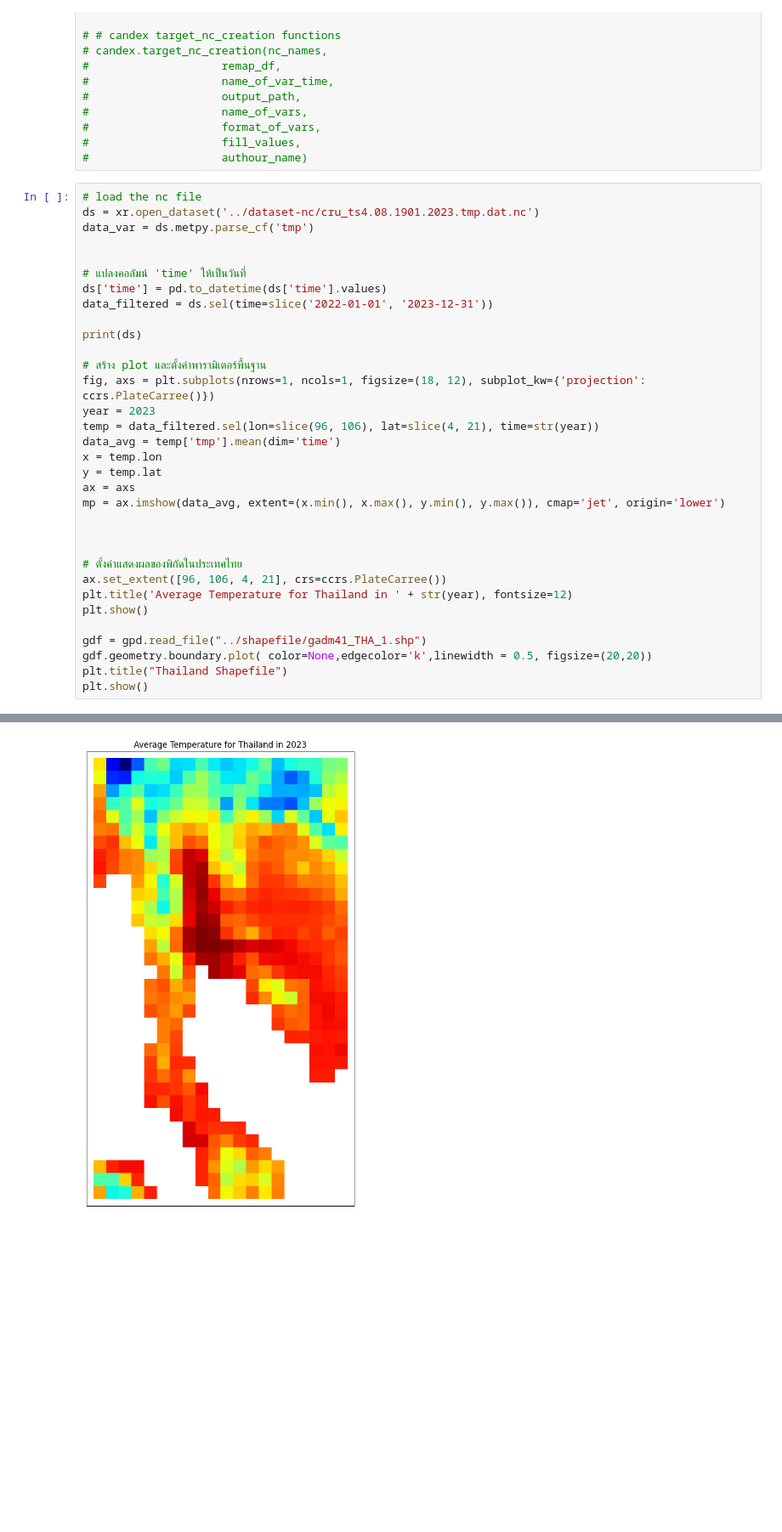
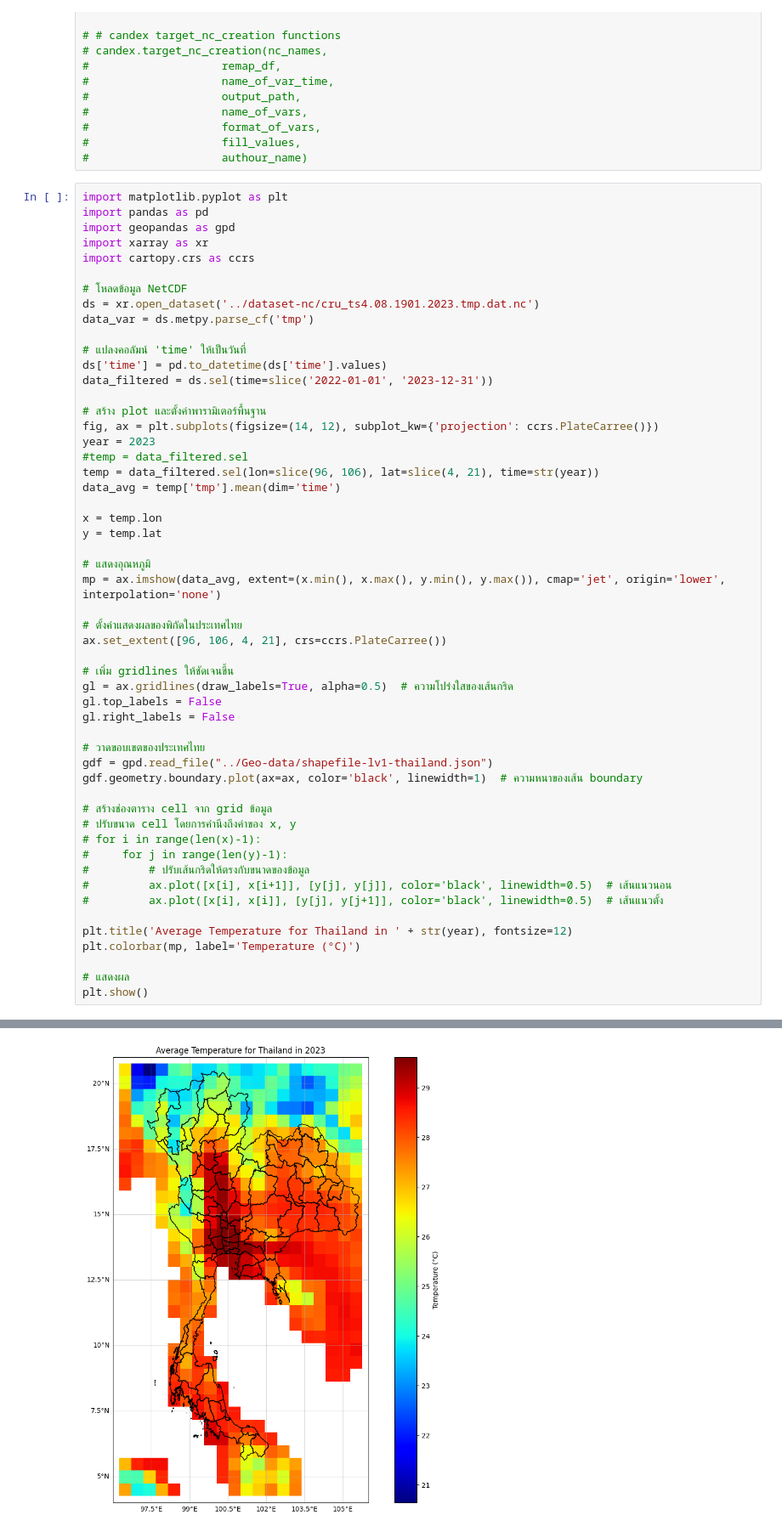
Before and after one commit to supakron-suk/climate-project-app, a Jupyter notebook: src/Python/candex-test1.ipynb, the cells around one changed output, grey strips where cells are left out. Shown at 85% size. Drawn from its saved outputs; the diff is of its cells as text; blank space fills up the shorter version.

```diff
--- a/src/Python/candex-test1.ipynb
+++ b/src/Python/candex-test1.ipynb
@@ -167,36 +167,56 @@ remap_df['cols'] = cols
 #                    fill_values,
 #                    authour_name)
 # %%
-# load the nc file
+import matplotlib.pyplot as plt
+import pandas as pd
+import geopandas as gpd
+import xarray as xr
+import cartopy.crs as ccrs
+
+# โหลดข้อมูล NetCDF
 ds = xr.open_dataset('../dataset-nc/cru_ts4.08.1901.2023.tmp.dat.nc')
 data_var = ds.metpy.parse_cf('tmp')
-
 
 # แปลงคอลัมน์ 'time' ให้เป็นวันที่
 ds['time'] = pd.to_datetime(ds['time'].values)
 data_filtered = ds.sel(time=slice('2022-01-01', '2023-12-31'))
 
-print(ds)
-
 # สร้าง plot และตั้งค่าพารามิเตอร์พื้นฐาน
-fig, axs = plt.subplots(nrows=1, ncols=1, figsize=(18, 12), subplot_kw={'projection': ccrs.PlateCarree()})
+fig, ax = plt.subplots(figsize=(14, 12), subplot_kw={'projection': ccrs.PlateCarree()})
 year = 2023
+#temp = data_filtered.sel
 temp = data_filtered.sel(lon=slice(96, 106), lat=slice(4, 21), time=str(year))
 data_avg = temp['tmp'].mean(dim='time')
+
 x = temp.lon
 y = temp.lat
-ax = axs
-mp = ax.imshow(data_avg, extent=(x.min(), x.max(), y.min(), y.max()), cmap='jet', origin='lower')
 
-
+# แสดงอุณหภูมิ
+mp = ax.imshow(data_avg, extent=(x.min(), x.max(), y.min(), y.max()), cmap='jet', origin='lower', interpolation='none')
 
 # ตั้งค่าแสดงผลของพิกัดในประเทศไทย
 ax.set_extent([96, 106, 4, 21], crs=ccrs.PlateCarree())
+
+# เพิ่ม gridlines ให้ชัดเจนขึ้น
+gl = ax.gridlines(draw_labels=True, alpha=0.5)  # ความโปร่งใสของเส้นกริด
+gl.top_labels = False
+gl.right_labels = False
+
+# วาดขอบเขตของประเทศไทย
+gdf = gpd.read_file("../Geo-data/shapefile-lv1-thailand.json")
+gdf.geometry.boundary.plot(ax=ax, color='black', linewidth=1)  # ความหนาของเส้น boundary
+
+# สร้างช่องตาราง cell จาก grid ข้อมูล
+# ปรับขนาด cell โดยการคำนึงถึงค่าของ x, y
+# for i in range(len(x)-1):
+#     for j in range(len(y)-1):
+#         # ปรับเส้นกริดให้ตรงกับขนาดของข้อมูล
+#         ax.plot([x[i], x[i+1]], [y[j], y[j]], color='black', linewidth=0.5)  # เส้นแนวนอน
+#         ax.plot([x[i], x[i]], [y[j], y[j+1]], color='black', linewidth=0.5)  # เส้นแนวตั้ง
+
 plt.title('Average Temperature for Thailand in ' + str(year), fontsize=12)
+plt.colorbar(mp, label='Temperature (°C)')
+
+# แสดงผล
 plt.show()
-
-gdf = gpd.read_file("../shapefile/gadm41_THA_1.shp")
-gdf.geometry.boundary.plot( color=None,edgecolor='k',linewidth = 0.5, figsize=(20,20))
-plt.title("Thailand Shapefile")
-plt.show()
 # %% [output]
@@ -223 +223 @@ Attributes:
-[figure, old version]
+[figure, new version]
```
Also changed, not shown: parts of 9 cells of this notebook, 19 other files.
